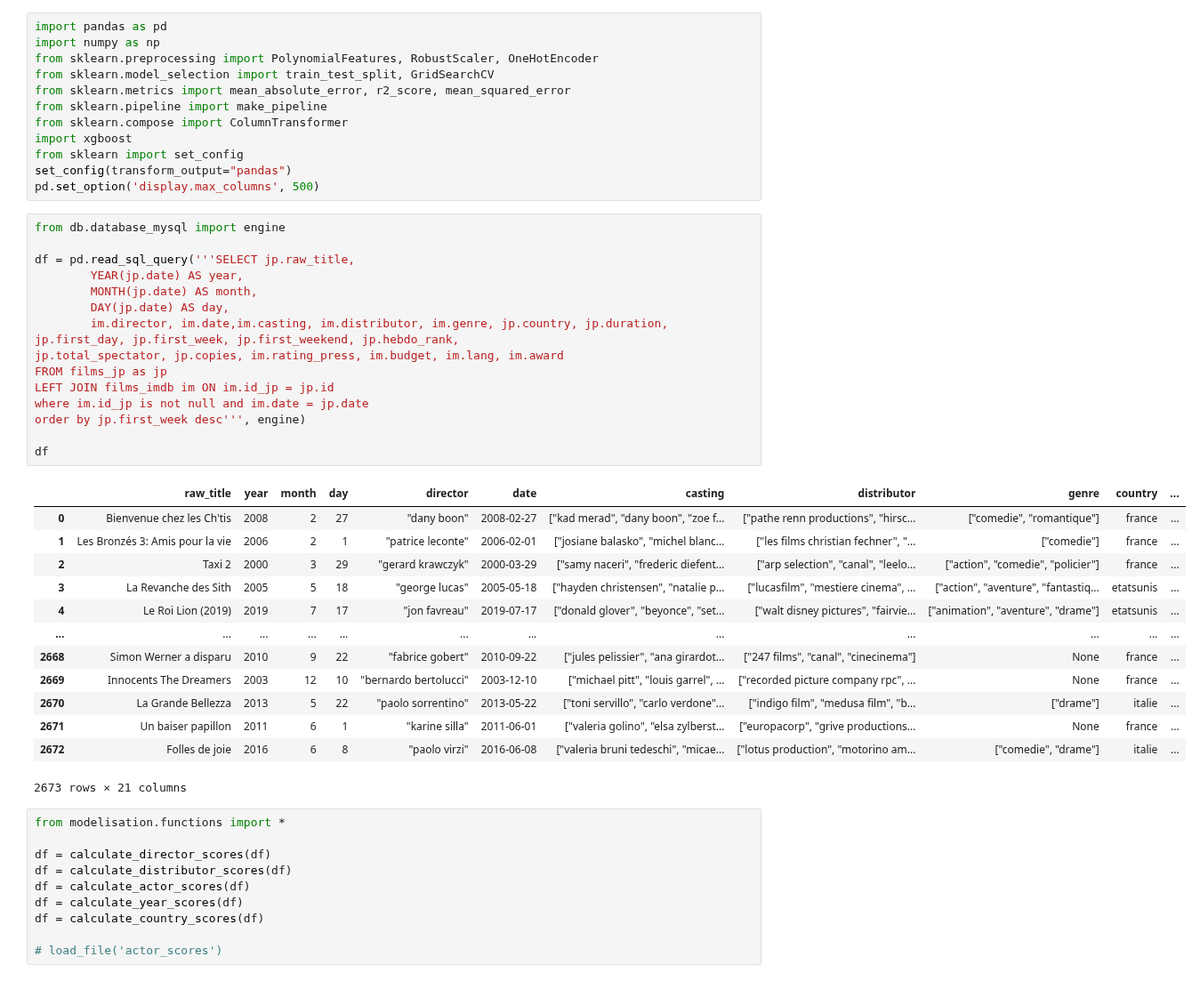
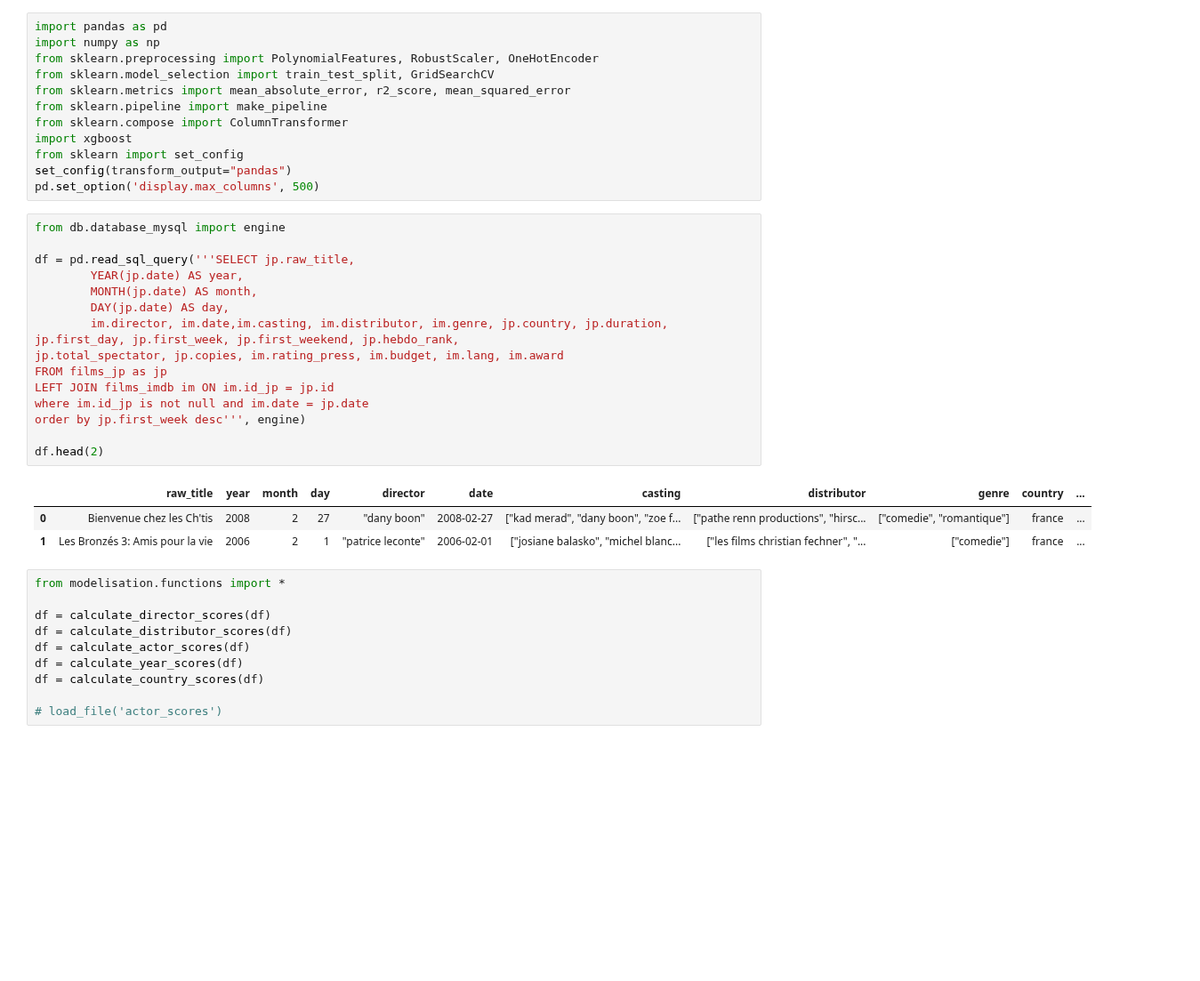
Before and after one commit to AFlo59/Brief_Popularity_Film, a Jupyter notebook: modelisation/model.ipynb, the cells around one changed output. Shown at 89% size. Saved outputs shown, nothing was run; the diff lists cells and outputs as text; blank space fills up the shorter version.

```diff
--- a/modelisation/model.ipynb
+++ b/modelisation/model.ipynb
@@ -13,32 +13,22 @@ pd.set_option('display.max_columns', 500)
 # %%
 from db.database_mysql import engine
 
 df = pd.read_sql_query('''SELECT jp.raw_title,
         YEAR(jp.date) AS year,
         MONTH(jp.date) AS month,
         DAY(jp.date) AS day,
         im.director, im.date,im.casting, im.distributor, im.genre, jp.country, jp.duration, jp.first_day, jp.first_week, jp.first_weekend, jp.hebdo_rank,
 jp.total_spectator, jp.copies, im.rating_press, im.budget, im.lang, im.award
 FROM films_jp as jp
 LEFT JOIN films_imdb im ON im.id_jp = jp.id
 where im.id_jp is not null and im.date = jp.date
 order by jp.first_week desc''', engine)
 
-df
+df.head(2)
 # %% [output]
 |  | raw_title | year | month | day | director | date | casting | distributor | genre | country | ... |
 | 0 | Bienvenue chez les Ch'tis | 2008 | 2 | 27 | "dany boon" | 2008-02-27 | ["kad merad", "dany boon", "zoe f... | ["pathe renn productions", "hirsc... | ["comedie", "romantique"] | france | ... |
 | 1 | Les Bronzés 3: Amis pour la vie | 2006 | 2 | 1 | "patrice leconte" | 2006-02-01 | ["josiane balasko", "michel blanc... | ["les films christian fechner", "... | ["comedie"] | france | ... |
-| 2 | Taxi 2 | 2000 | 3 | 29 | "gerard krawczyk" | 2000-03-29 | ["samy naceri", "frederic diefent... | ["arp selection", "canal", "leelo... | ["action", "comedie", "policier"] | france | ... |
-| 3 | La Revanche des Sith | 2005 | 5 | 18 | "george lucas" | 2005-05-18 | ["hayden christensen", "natalie p... | ["lucasfilm", "mestiere cinema", ... | ["action", "aventure", "fantastiq... | etatsunis | ... |
-| 4 | Le Roi Lion (2019) | 2019 | 7 | 17 | "jon favreau" | 2019-07-17 | ["donald glover", "beyonce", "set... | ["walt disney pictures", "fairvie... | ["animation", "aventure", "drame"] | etatsunis | ... |
-| ... | ... | ... | ... | ... | ... | ... | ... | ... | ... | ... | ... |
-| 2668 | Simon Werner a disparu | 2010 | 9 | 22 | "fabrice gobert" | 2010-09-22 | ["jules pelissier", "ana girardot... | ["247 films", "canal", "cinecinema"] | None | france | ... |
-| 2669 | Innocents The Dreamers | 2003 | 12 | 10 | "bernardo bertolucci" | 2003-12-10 | ["michael pitt", "louis garrel", ... | ["recorded picture company rpc", ... | None | france | ... |
-| 2670 | La Grande Bellezza | 2013 | 5 | 22 | "paolo sorrentino" | 2013-05-22 | ["toni servillo", "carlo verdone"... | ["indigo film", "medusa film", "b... | ["drame"] | italie | ... |
-| 2671 | Un baiser papillon | 2011 | 6 | 1 | "karine silla" | 2011-06-01 | ["valeria golino", "elsa zylberst... | ["europacorp", "grive productions... | None | france | ... |
-| 2672 | Folles de joie | 2016 | 6 | 8 | "paolo virzi" | 2016-06-08 | ["valeria bruni tedeschi", "micae... | ["lotus production", "motorino am... | ["comedie", "drame"] | italie | ... |
-2673 rows × 21 columns
 # %%
 from modelisation.functions import *
 
```
Also changed, not shown: parts of 16 cells of this notebook, 3 other files.
